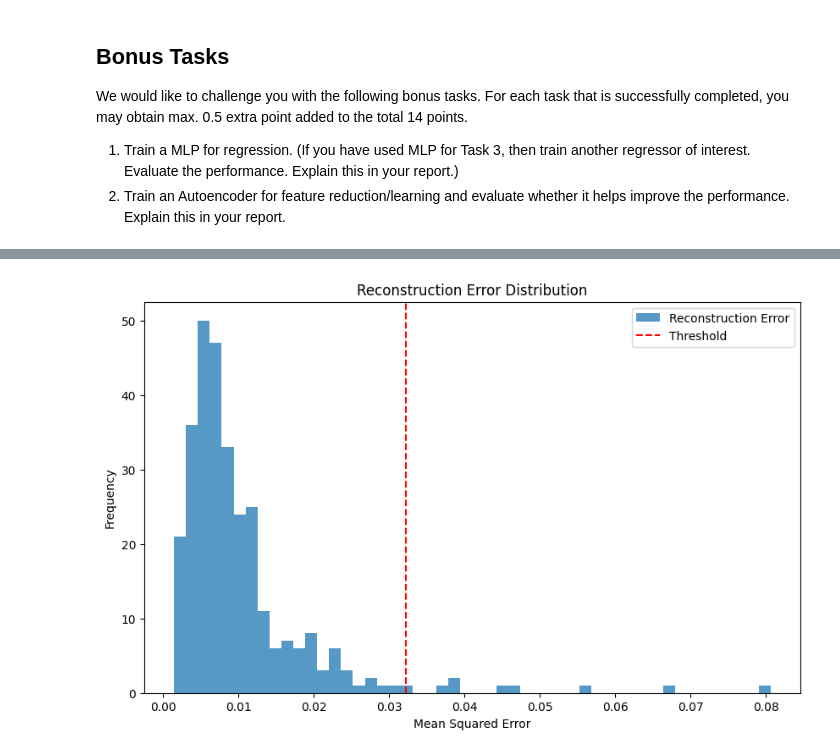
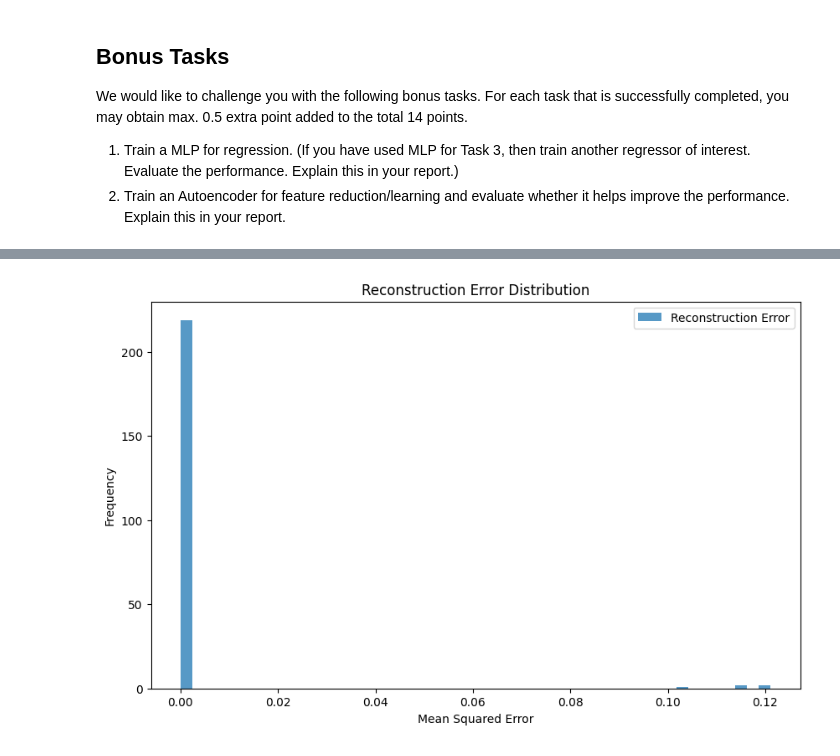
Before and after one commit to dmHarmsen/APML-Assignement-2, a Jupyter notebook: Assignment 2.ipynb, the cells around one changed output, grey strips where cells are left out. Drawn from its saved outputs; the diff is of its cells as text; code cells hidden in the pictures.

```diff
--- a/Assignment 2.ipynb
+++ b/Assignment 2.ipynb
@@ -856,6 +858,10 @@ MAE: 18.7868, MSE: 1310.7073, RMSE: 36.2037, R^2: 0.0452
 # %%
+import tensorflow as tf
 from tensorflow.keras.models import Model
 from tensorflow.keras.layers import Input, Dense
+
+# added random seed for consistency
+tf.random.set_seed(69)
 
 # Autoencoder Model
 input_dim = X_train.shape[1]
@@ -891,13 +897,8 @@ print(f"Autoencoder Reconstruction Performance:\nMAE: {mae_autoencoder:.4f}, MSE
 # visualization
 reconstruction_errors = np.mean(np.power(X_test - X_test_reconstructed, 2), axis=1)
 
-# treshold for anomaly detection
-treshold = np.percentile(reconstruction_errors, 95)
-anomalies = reconstruction_errors > threshold
-
 plt.figure(figsize=(10, 6))
 plt.hist(reconstruction_errors, bins=50, alpha=0.75, label="Reconstruction Error")
-plt.axvline(threshold, color="r", linestyle="--", label="Threshold")
 plt.title("Reconstruction Error Distribution")
 plt.xlabel("Mean Squared Error")
 plt.ylabel("Frequency")
@@ -910 +911 @@ MAE: 0.0776, MSE: 0.0102, RMSE: 0.1010
-[figure, old version]
+[figure, new version]
```
Also changed, not shown: parts of 5 cells of this notebook.
